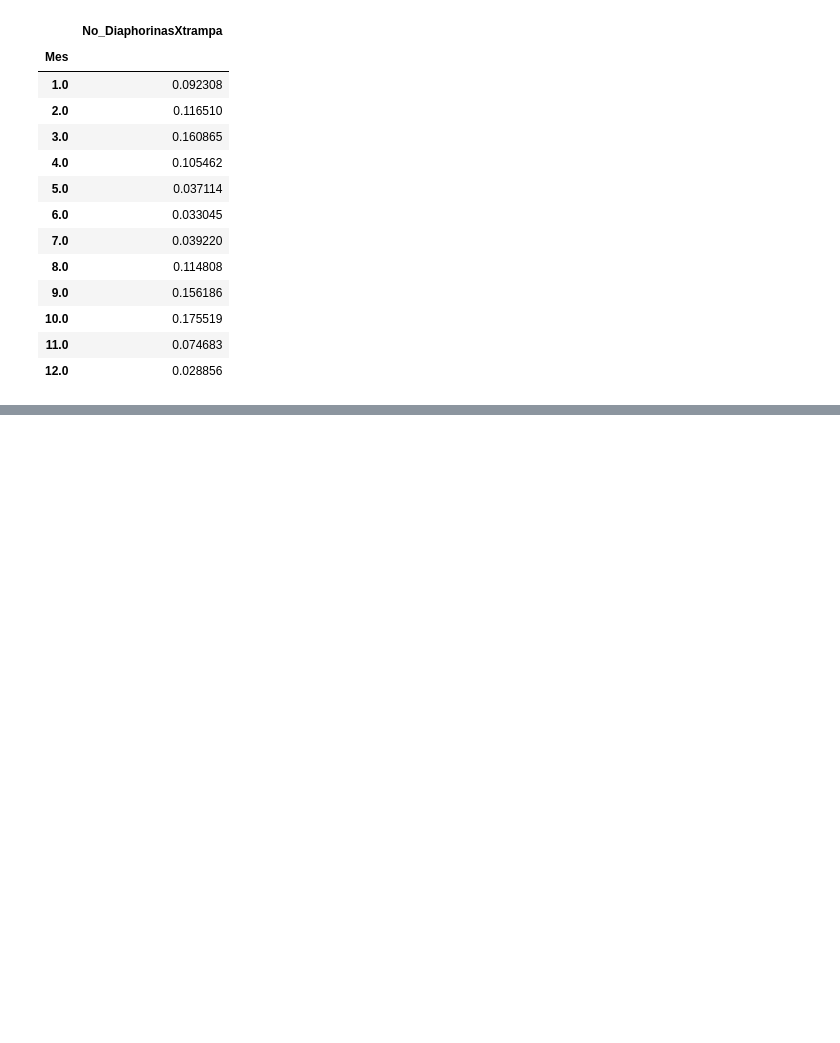
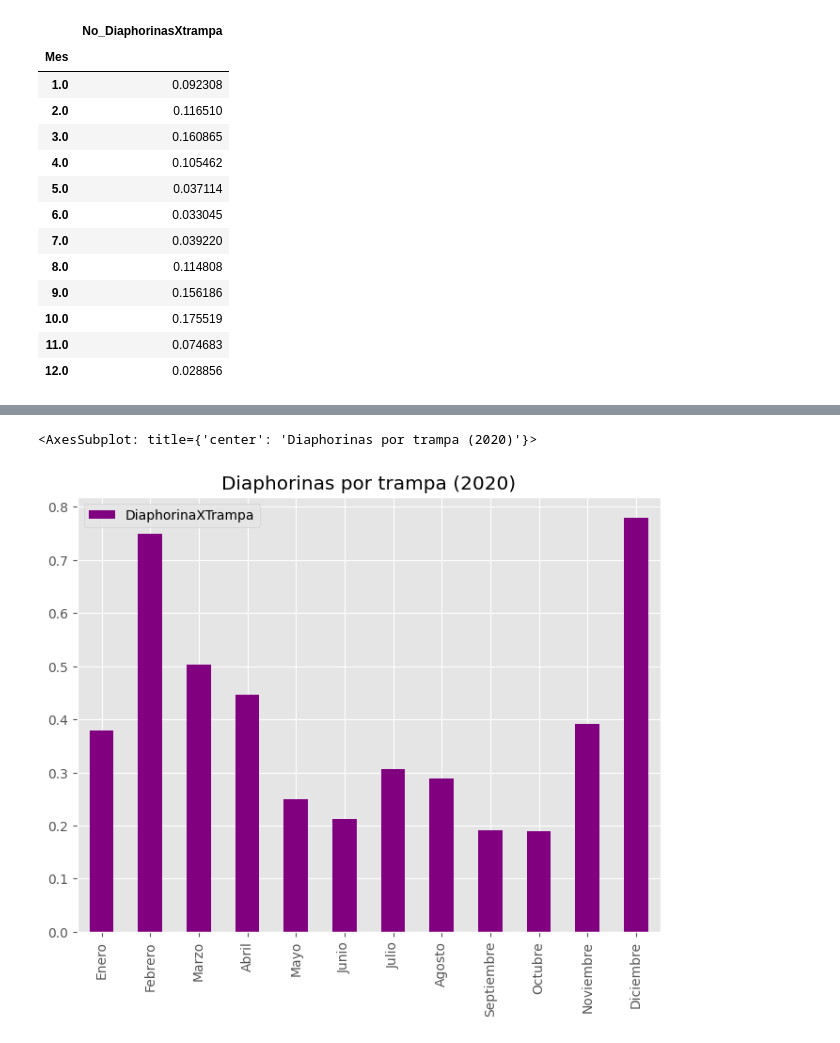
Before and after one commit to FranzValerio/Proyecto-1-ADD, a Jupyter notebook: Proyecto 1 - Estadística descriptiva.ipynb, the cells around one changed output, grey strips where cells are left out. Cells and saved outputs as stored; diff of their text form; code cells hidden in the pictures; blank space fills up the shorter version.

```diff
--- a/Proyecto 1 - Estadística descriptiva.ipynb
+++ b/Proyecto 1 - Estadística descriptiva.ipynb
@@ -179,0 +204,2 @@ diaph_avg_2015
+# %%
+diaph_avg_2020 = datos_2020.groupby('Mes').agg({'DiaphorinaXTrampa': np.mean})
@@ -179,0 +243,5 @@ diaph_avg_2015
+# %%
+diaph_avg_2020.plot.bar(figsize = (8,6), title = 'Diaphorinas por trampa (2020)', color = 'purple')
+# %% [output]
+<AxesSubplot: title={'center': 'Diaphorinas por trampa (2020)'}>
+[figure, added]
```
Also changed, not shown: parts of 32 cells of this notebook.
